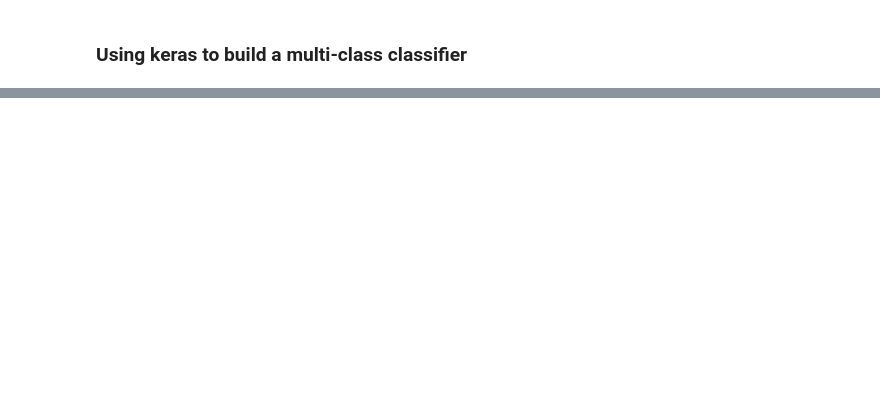
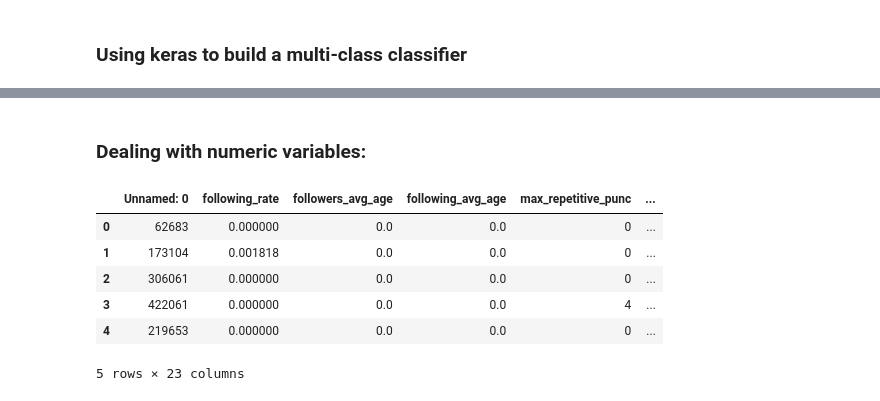
Before and after one commit to vai-bhav-m/Gon_and_Killua, a Jupyter notebook: vibe_bruv.ipynb, the cells around one changed output, grey strips where cells are left out. Saved outputs shown, nothing was run; the diff lists cells and outputs as text; code cells hidden in the pictures; blank space fills up the shorter version.

```diff
--- a/vibe_bruv.ipynb
+++ b/vibe_bruv.ipynb
@@ -281,0 +377,13 @@ from tensorflow import keras
+# %% [markdown]
+### Dealing with numeric variables:
+# %%
+df_test_num = df_test.drop(["tier","gender"], axis=1)
+df_test_num.head()
+# %% [output]
+|  | Unnamed: 0 | following_rate | followers_avg_age | following_avg_age | max_repetitive_punc | ... |
+| 0 | 62683 | 0.000000 | 0.0 | 0.0 | 0 | ... |
+| 1 | 173104 | 0.001818 | 0.0 | 0.0 | 0 | ... |
+| 2 | 306061 | 0.000000 | 0.0 | 0.0 | 0 | ... |
+| 3 | 422061 | 0.000000 | 0.0 | 0.0 | 4 | ... |
+| 4 | 219653 | 0.000000 | 0.0 | 0.0 | 0 | ... |
+5 rows × 23 columns
```
Also changed, not shown: parts of 37 cells of this notebook, 1 other file.
